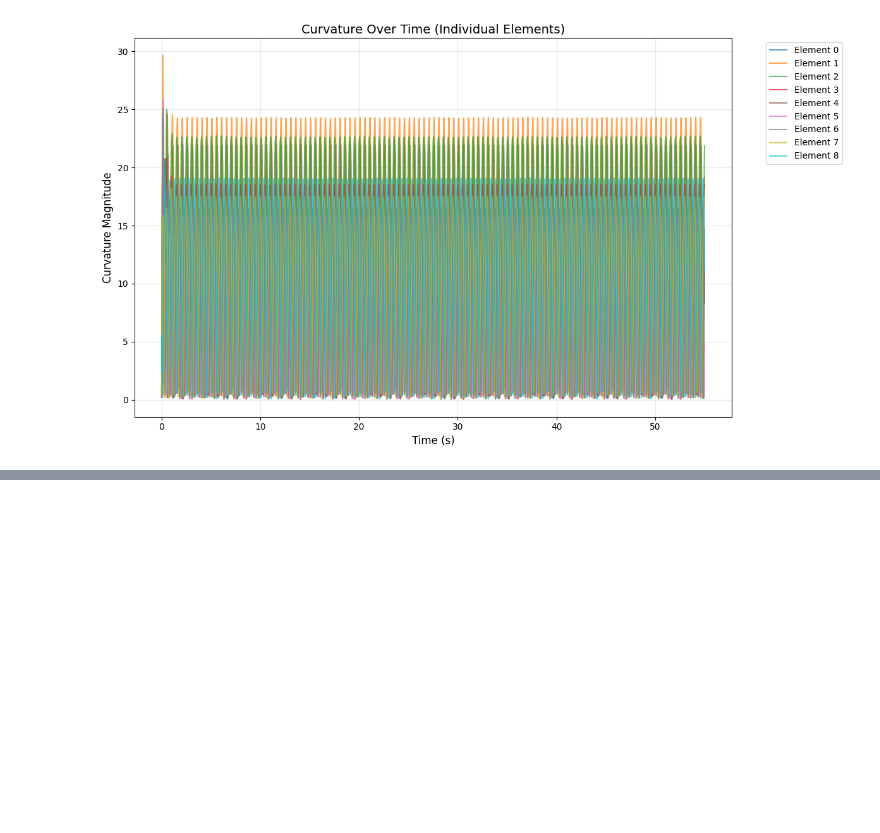
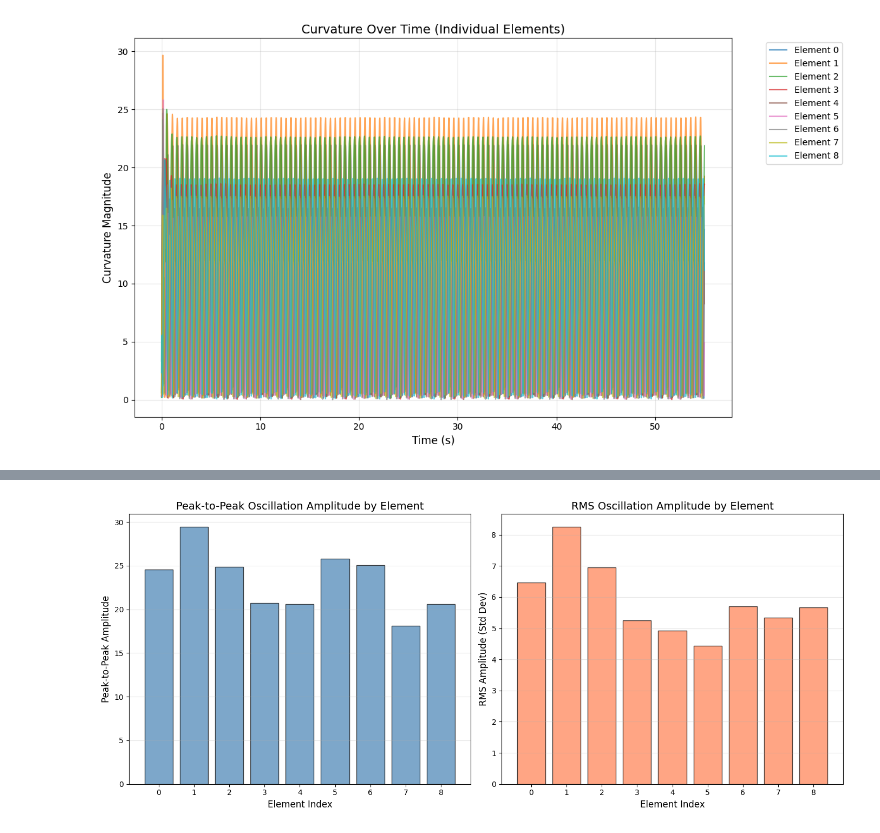
Before and after one commit to Albatross679/RL-ElasticaSnake, a Jupyter notebook: test.ipynb, the cells around one changed output, grey strips where cells are left out. Drawn from its saved outputs; the diff is of its cells as text; code cells hidden in the pictures; blank space fills up the shorter version.

```diff
--- a/test.ipynb
+++ b/test.ipynb
@@ -269,0 +307,72 @@ else:
+# %%
+# Calculate oscillation amplitude for each element
+if len(env.state_dict['curvature']) > 0:
+    print("=" * 80)
+    print("OSCILLATION AMPLITUDE ANALYSIS FOR EACH ELEMENT")
+    print("=" * 80)
+    print(f"{'Element':<10} {'Mean':<15} {'Peak-to-Peak':<15} {'RMS Amplitude':<15} {'Max':<15} {'Min':<15}")
+    print("-" * 80)
+
+    amplitudes_peak_to_peak = {}
+    amplitudes_rms = {}
+    means = {}
+
+    for idx in element_indices:
+        curvature_array = np.array(curvature_by_element[idx])
+
+        # Calculate statistics
+        mean_val = np.mean(curvature_array)
+        max_val = np.max(curvature_array)
+        min_val = np.min(curvature_array)
+        peak_to_peak = max_val - min_val
+        rms_amplitude = np.std(curvature_array)  # RMS amplitude (standard deviation)
+
+        # Store for plotting
+        amplitudes_peak_to_peak[idx] = peak_to_peak
+        amplitudes_rms[idx] = rms_amplitude
+        means[idx] = mean_val
+
+        # Print results
+        print(f"{idx:<10} {mean_val:<15.6f} {peak_to_peak:<15.6f} {rms_amplitude:<15.6f} {max_val:<15.6f} {min_val:<15.6f}")
+
+    print("=" * 80)
+    print("\nNote: RMS Amplitude = standard deviation (measure of oscillation around mean)")
+    print("      Peak-to-Peak = maximum - minimum (full range of oscillation)")
+    print("=" * 80)
+
+    # Visualize amplitudes
+    fig, (ax1, ax2) = plt.subplots(1, 2, figsize=(14, 6))
+
+    # Plot 1: Peak-to-Peak Amplitude
+    elements = list(amplitudes_peak_to_peak.keys())
+    peak_to_peak_vals = [amplitudes_peak_to_peak[idx] for idx in elements]
+    ax1.bar(elements, peak_to_peak_vals, alpha=0.7, color='steelblue', edgecolor='black')
+    ax1.set_xlabel('Element Index', fontsize=12)
+    ax1.set_ylabel('Peak-to-Peak Amplitude', fontsize=12)
+    ax1.set_title('Peak-to-Peak Oscillation Amplitude by Element', fontsize=14)
+    ax1.grid(True, alpha=0.3, axis='y')
+    ax1.set_xticks(elements)
+
+    # Plot 2: RMS Amplitude
+    rms_vals = [amplitudes_rms[idx] for idx in elements]
+    ax2.bar(elements, rms_vals, alpha=0.7, color='coral', edgecolor='black')
+    ax2.set_xlabel('Element Index', fontsize=12)
+    ax2.set_ylabel('RMS Amplitude (Std Dev)', fontsize=12)
+    ax2.set_title('RMS Oscillation Amplitude by Element', fontsize=14)
+    ax2.grid(True, alpha=0.3, axis='y')
+    ax2.set_xticks(elements)
+
+    plt.tight_layout()
+    plt.show()
+
+    # Store results in a dictionary for further analysis
+    amplitude_results = {
+        'element_indices': elements,
+        'peak_to_peak': amplitudes_peak_to_peak,
+        'rms_amplitude': amplitudes_rms,
+        'means': means
+    }
+
+else:
+    print("No curvature data available")
+# %% [output]
@@ -270,3 +398,4 @@ else:
+[figure, added]
 # %%
 
 # plt.plot(env.state_dict['time'], env.state_dict['reward'])
```
Also changed, not shown: parts of 2 cells of this notebook, 7 other files.
